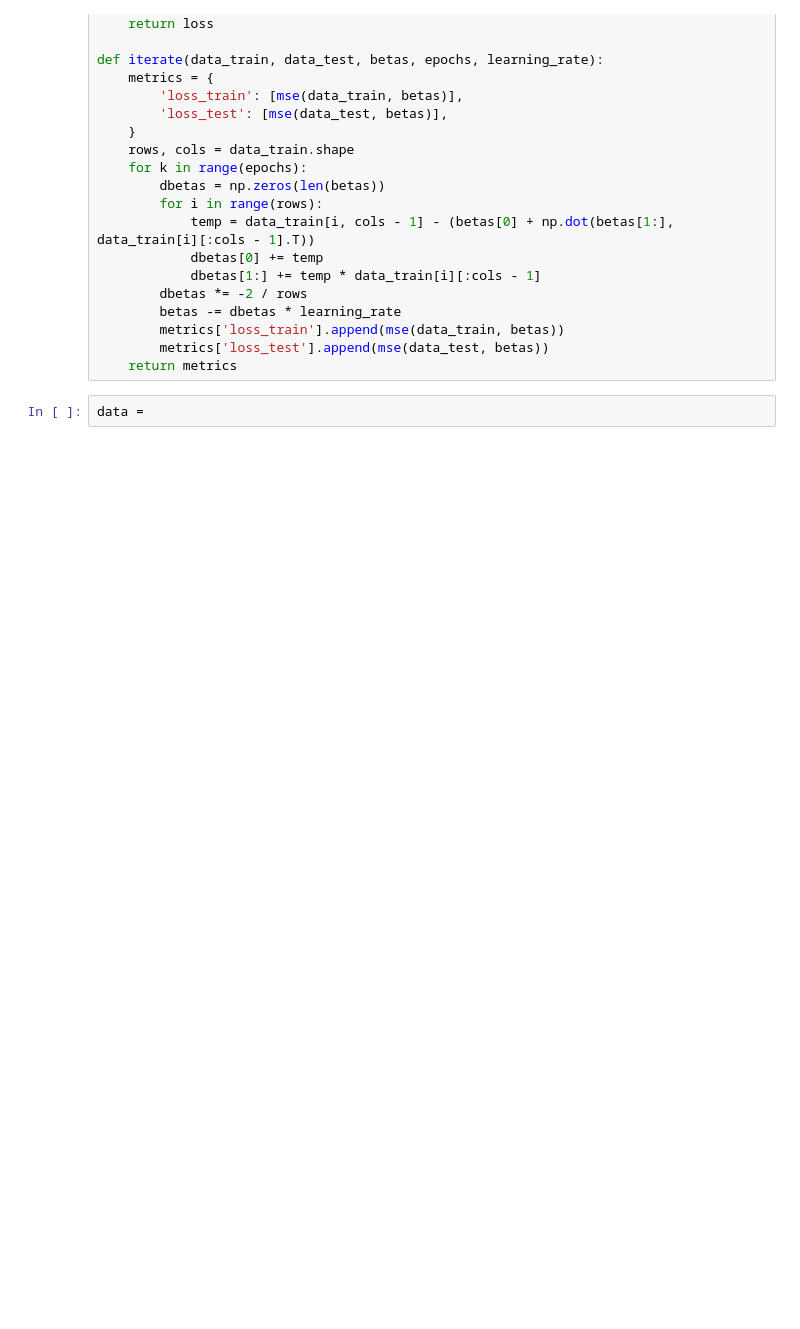
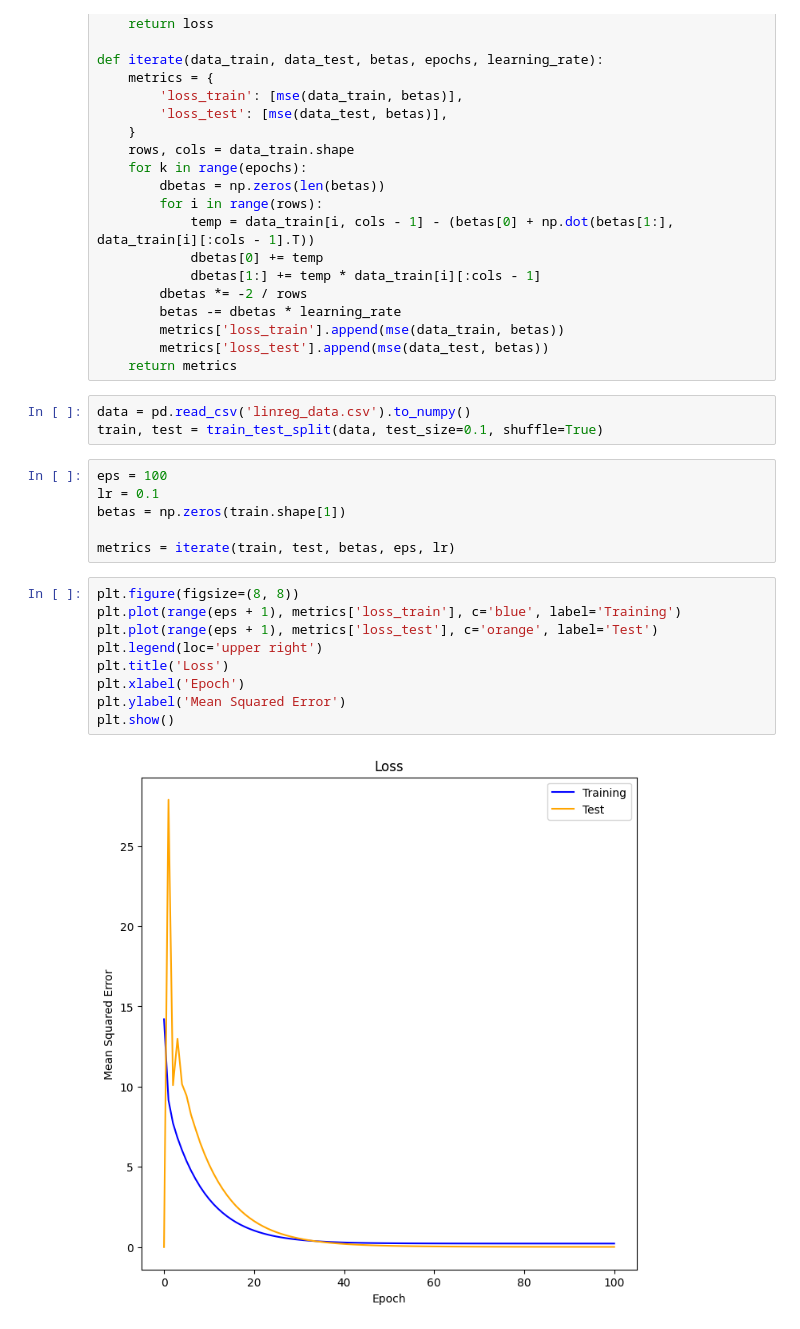
Before and after one commit to victournguyen/MultiRegression, a Jupyter notebook: linreg_multivariable.ipynb, the cells around one changed output. Drawn from its saved outputs; the diff is of its cells as text; blank space fills up the shorter version.

```diff
--- a/linreg_multivariable.ipynb
+++ b/linreg_multivariable.ipynb
@@ -29,5 +31,23 @@ def iterate(data_train, data_test, betas, epochs, learning_rate):
         metrics['loss_train'].append(mse(data_train, betas))
         metrics['loss_test'].append(mse(data_test, betas))
     return metrics
-# %%
-data =
+# %%
+data = pd.read_csv('linreg_data.csv').to_numpy()
+train, test = train_test_split(data, test_size=0.1, shuffle=True)
+# %%
+eps = 100
+lr = 0.1
+betas = np.zeros(train.shape[1])
+
+metrics = iterate(train, test, betas, eps, lr)
+# %%
+plt.figure(figsize=(8, 8))
+plt.plot(range(eps + 1), metrics['loss_train'], c='blue', label='Training')
+plt.plot(range(eps + 1), metrics['loss_test'], c='orange', label='Test')
+plt.legend(loc='upper right')
+plt.title('Loss')
+plt.xlabel('Epoch')
+plt.ylabel('Mean Squared Error')
+plt.show()
+# %% [output]
+[figure, added]
```
Also changed, not shown: parts of 2 cells of this notebook, 2 other files.
